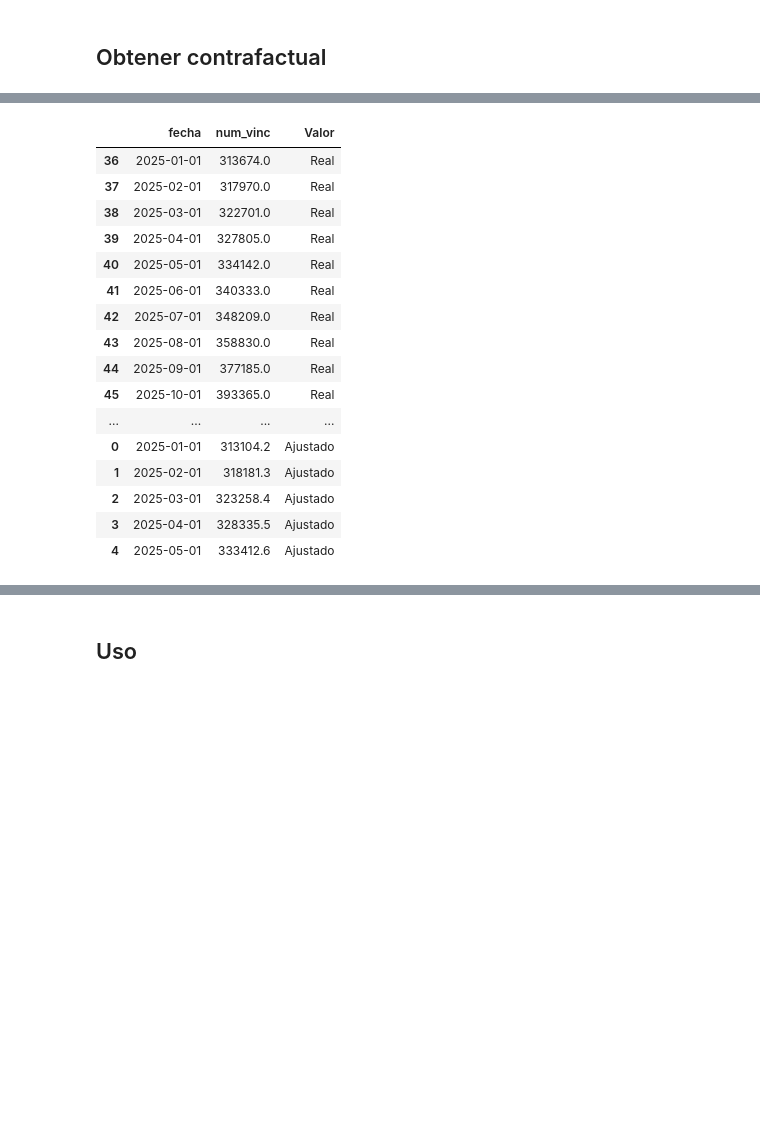
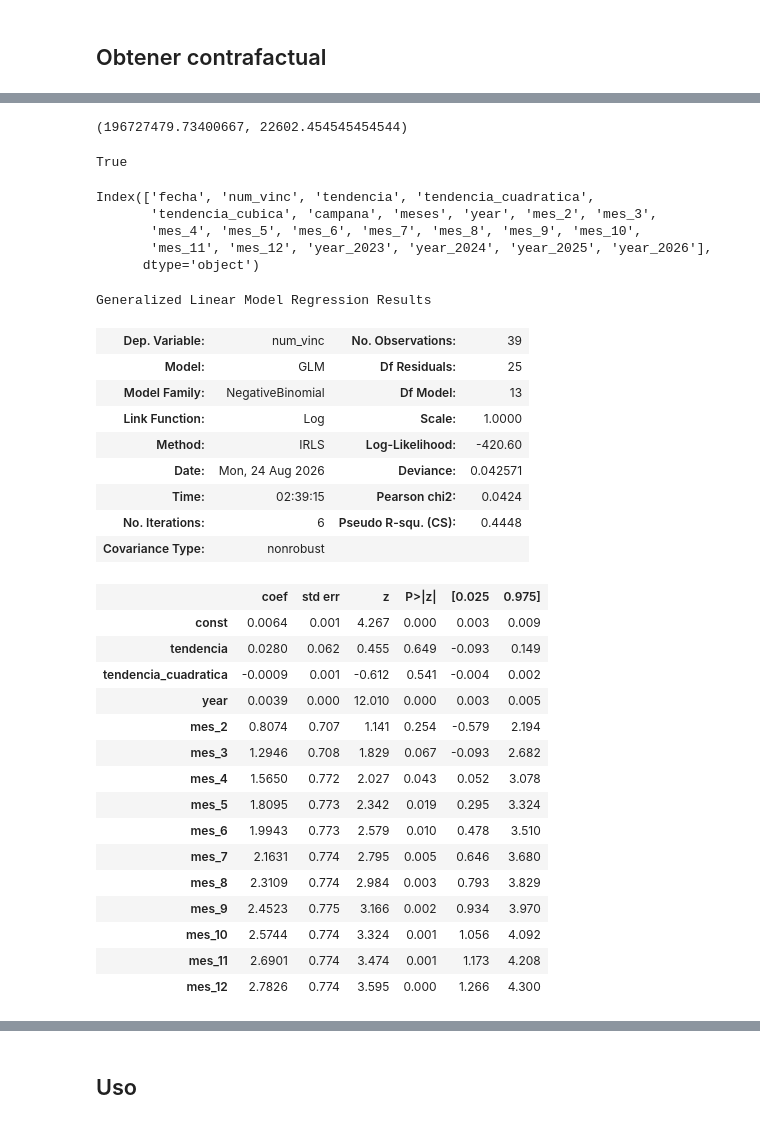
Before and after one commit to Santlond/ADQUIRENCIA_FERIA_EVA_github, a Jupyter notebook: data_analyisis_hist_vinc_y_uso_adqui_1_a_1.ipynb, the cells around one changed output, grey strips where cells are left out. Saved outputs shown, nothing was run; the diff lists cells and outputs as text; code cells hidden in the pictures; blank space fills up the shorter version.

```diff
--- a/data_analyisis_hist_vinc_y_uso_adqui_1_a_1.ipynb
+++ b/data_analyisis_hist_vinc_y_uso_adqui_1_a_1.ipynb
@@ -1240,20 +887,53 @@ fig.show()
-# %%
-df_plot
-# %% [output]
-|  | fecha | num_vinc | Valor |
-| 36 | 2025-01-01 | 313674.0 | Real |
-| 37 | 2025-02-01 | 317970.0 | Real |
-| 38 | 2025-03-01 | 322701.0 | Real |
-| 39 | 2025-04-01 | 327805.0 | Real |
-| 40 | 2025-05-01 | 334142.0 | Real |
-| 41 | 2025-06-01 | 340333.0 | Real |
-| 42 | 2025-07-01 | 348209.0 | Real |
-| 43 | 2025-08-01 | 358830.0 | Real |
-| 44 | 2025-09-01 | 377185.0 | Real |
-| 45 | 2025-10-01 | 393365.0 | Real |
-| ... | ... | ... | ... |
-| 0 | 2025-01-01 | 313104.2 | Ajustado |
-| 1 | 2025-02-01 | 318181.3 | Ajustado |
-| 2 | 2025-03-01 | 323258.4 | Ajustado |
-| 3 | 2025-04-01 | 328335.5 | Ajustado |
-| 4 | 2025-05-01 | 333412.6 | Ajustado |
+# %%
+df_model['num_vinc'].var(), df_model['num_vinc'].mean()
+# %% [output]
+(196727479.73400667, 22602.454545454544)
+# %%
+df_model['num_vinc'].var() > df_model['num_vinc'].mean()
+# %% [output]
+True
+# %%
+df_model.columns
+# %% [output]
+Index(['fecha', 'num_vinc', 'tendencia', 'tendencia_cuadratica',
+       'tendencia_cubica', 'campana', 'meses', 'year', 'mes_2', 'mes_3',
+       'mes_4', 'mes_5', 'mes_6', 'mes_7', 'mes_8', 'mes_9', 'mes_10',
+       'mes_11', 'mes_12', 'year_2023', 'year_2024', 'year_2025', 'year_2026'],
+      dtype='object')
+# %%
+# Modelo seleccionado
+variables_independientes = ['tendencia', 'tendencia_cuadratica', 'year', 'mes_2', 'mes_3', 'mes_4', 'mes_5', 'mes_6', 'mes_7', 'mes_8', 'mes_9', 'mes_10', 'mes_11', 'mes_12']
+df_model_i1 = df_model[(df_model['fecha'] >= '2022-01-01') & (df_model['fecha'] <= '2025-03-01')]
+X = sm.add_constant(df_model_i1[variables_independientes])
+y = df_model_i1['num_vinc']
+mod = sm.GLM(y, X, family=sm.families.NegativeBinomial())
+res = mod.fit()
+# %%
+res.summary()
+# %% [output]
+Generalized Linear Model Regression Results
+| Dep. Variable: | num_vinc | No. Observations: | 39 |
+| Model: | GLM | Df Residuals: | 25 |
+| Model Family: | NegativeBinomial | Df Model: | 13 |
+| Link Function: | Log | Scale: | 1.0000 |
+| Method: | IRLS | Log-Likelihood: | -420.60 |
+| Date: | Mon, 24 Aug 2026 | Deviance: | 0.042571 |
+| Time: | 02:39:15 | Pearson chi2: | 0.0424 |
+| No. Iterations: | 6 | Pseudo R-squ. (CS): | 0.4448 |
+| Covariance Type: | nonrobust |  |  |
+|  | coef | std err | z | P>|z| | [0.025 | 0.975] |
+| const | 0.0064 | 0.001 | 4.267 | 0.000 | 0.003 | 0.009 |
+| tendencia | 0.0280 | 0.062 | 0.455 | 0.649 | -0.093 | 0.149 |
+| tendencia_cuadratica | -0.0009 | 0.001 | -0.612 | 0.541 | -0.004 | 0.002 |
+| year | 0.0039 | 0.000 | 12.010 | 0.000 | 0.003 | 0.005 |
+| mes_2 | 0.8074 | 0.707 | 1.141 | 0.254 | -0.579 | 2.194 |
+| mes_3 | 1.2946 | 0.708 | 1.829 | 0.067 | -0.093 | 2.682 |
+| mes_4 | 1.5650 | 0.772 | 2.027 | 0.043 | 0.052 | 3.078 |
+| mes_5 | 1.8095 | 0.773 | 2.342 | 0.019 | 0.295 | 3.324 |
+| mes_6 | 1.9943 | 0.773 | 2.579 | 0.010 | 0.478 | 3.510 |
+| mes_7 | 2.1631 | 0.774 | 2.795 | 0.005 | 0.646 | 3.680 |
+| mes_8 | 2.3109 | 0.774 | 2.984 | 0.003 | 0.793 | 3.829 |
+| mes_9 | 2.4523 | 0.775 | 3.166 | 0.002 | 0.934 | 3.970 |
+| mes_10 | 2.5744 | 0.774 | 3.324 | 0.001 | 1.056 | 4.092 |
+| mes_11 | 2.6901 | 0.774 | 3.474 | 0.001 | 1.173 | 4.208 |
+| mes_12 | 2.7826 | 0.774 | 3.595 | 0.000 | 1.266 | 4.300 |
```
Also changed, not shown: parts of 34 cells of this notebook.
